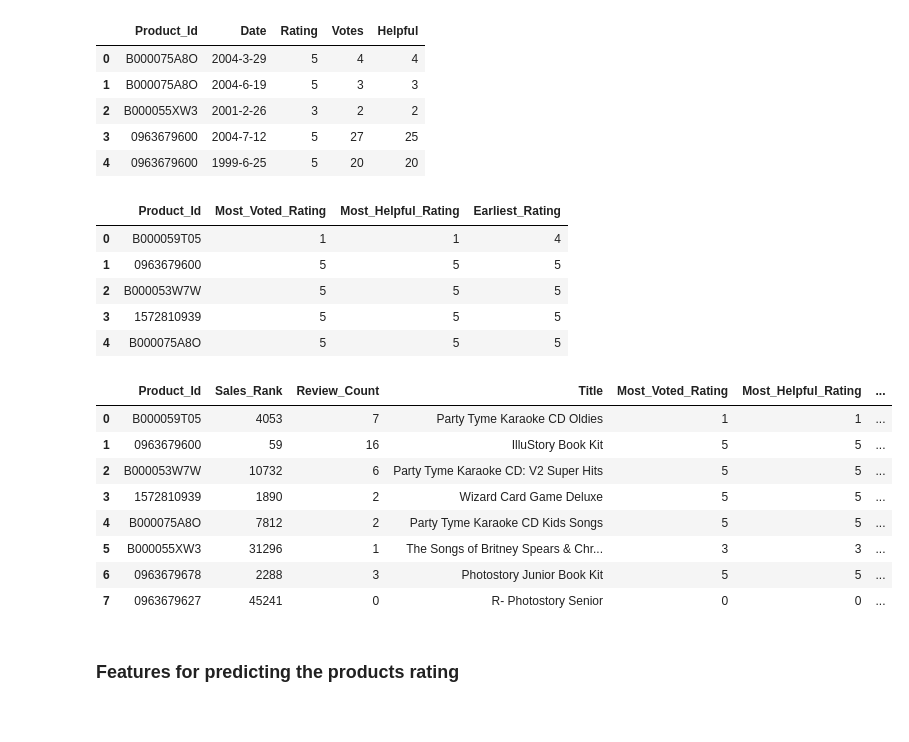
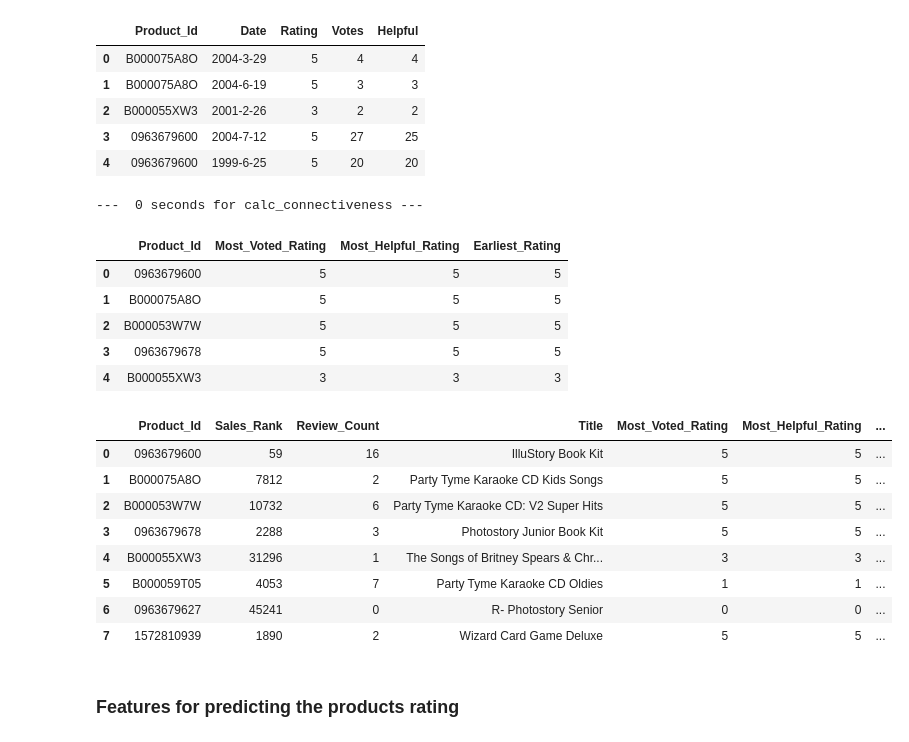
Before and after one commit to Vy4thewin/Data620_TeamVAC, a Jupyter notebook: Data620_FinalProject.ipynb, the cells around one changed output. Saved outputs shown, nothing was run; the diff lists cells and outputs as text; code cells hidden in the pictures.

```diff
--- a/Data620_FinalProject.ipynb
+++ b/Data620_FinalProject.ipynb
@@ -152,6 +152,36 @@ display(edge_stats.head())
 | 2 | B000055XW3 | 2001-2-26 | 3 | 2 | 2 |
 | 3 | 0963679600 | 2004-7-12 | 5 | 27 | 25 |
 | 4 | 0963679600 | 1999-6-25 | 5 | 20 | 20 |
+# %%
+# function to for connectiveness metrics
+def calc_connectiveness(g):
+    start_time = time.time()
+
+    only_products = []
+    for id,values in g.nodes(data=True):
+        if values['type'] == 'product':
+            only_products.append(id)
+
+    product_graph = nx.projected_graph(g, only_products)
+
+    #eigenvector = nx.eigenvector_centrality(product_graph)
+    #eigenvector = nx.eigenvector_centrality_numpy(product_graph)
+    degrees = nx.degree(product_graph)
+    #betweenness = nx.betweenness_centrality(product_graph)
+
+
+    graph_metrics = []
+    for id in only_products:
+        graph_metrics.append( (id, degrees[id]) )
+        dataframe_graph_metrics = pd.DataFrame(graph_metrics, columns = ['Product_Id','Degrees'])
+
+    print("--- %2.f seconds for calc_connectiveness ---" % (time.time() - start_time))
+    return dataframe_graph_metrics
+
+
+connections = calc_connectiveness(toy)
+# %% [output]
+---  0 seconds for calc_connectiveness ---
 # %%
 #function to return top rankings based on
 def find_rates(P_Ids,e):
@@ -193,26 +223,29 @@ def find_rates(P_Ids,e):
 # %%
 top_rates=find_rates(p_Ids,edge_stats)
 display(top_rates.head())
 
 #combine the two tables into one
 master=pd.merge(product_stats, top_rates, on="Product_Id", how="left")
+
+master=pd.merge(master, connections, on="Product_Id", how="left")
+
 display(master)
 # %% [output]
 |  | Product_Id | Most_Voted_Rating | Most_Helpful_Rating | Earliest_Rating |
-| 0 | B000059T05 | 1 | 1 | 4 |
-| 1 | 0963679600 | 5 | 5 | 5 |
+| 0 | 0963679600 | 5 | 5 | 5 |
+| 1 | B000075A8O | 5 | 5 | 5 |
 | 2 | B000053W7W | 5 | 5 | 5 |
-| 3 | 1572810939 | 5 | 5 | 5 |
-| 4 | B000075A8O | 5 | 5 | 5 |
+| 3 | 0963679678 | 5 | 5 | 5 |
+| 4 | B000055XW3 | 3 | 3 | 3 |
 |  | Product_Id | Sales_Rank | Review_Count | Title | Most_Voted_Rating | Most_Helpful_Rating | ... |
-| 0 | B000059T05 | 4053 | 7 | Party Tyme Karaoke CD Oldies | 1 | 1 | ... |
-| 1 | 0963679600 | 59 | 16 | IlluStory Book Kit | 5 | 5 | ... |
+| 0 | 0963679600 | 59 | 16 | IlluStory Book Kit | 5 | 5 | ... |
+| 1 | B000075A8O | 7812 | 2 | Party Tyme Karaoke CD Kids Songs | 5 | 5 | ... |
 | 2 | B000053W7W | 10732 | 6 | Party Tyme Karaoke CD: V2 Super Hits | 5 | 5 | ... |
-| 3 | 1572810939 | 1890 | 2 | Wizard Card Game Deluxe | 5 | 5 | ... |
-| 4 | B000075A8O | 7812 | 2 | Party Tyme Karaoke CD Kids Songs | 5 | 5 | ... |
-| 5 | B000055XW3 | 31296 | 1 | The Songs of Britney Spears & Chr... | 3 | 3 | ... |
-| 6 | 0963679678 | 2288 | 3 | Photostory Junior Book Kit | 5 | 5 | ... |
-| 7 | 0963679627 | 45241 | 0 | R- Photostory Senior | 0 | 0 | ... |
+| 3 | 0963679678 | 2288 | 3 | Photostory Junior Book Kit | 5 | 5 | ... |
+| 4 | B000055XW3 | 31296 | 1 | The Songs of Britney Spears & Chr... | 3 | 3 | ... |
+| 5 | B000059T05 | 4053 | 7 | Party Tyme Karaoke CD Oldies | 1 | 1 | ... |
+| 6 | 0963679627 | 45241 | 0 | R- Photostory Senior | 0 | 0 | ... |
+| 7 | 1572810939 | 1890 | 2 | Wizard Card Game Deluxe | 5 | 5 | ... |
 # %% [markdown]
 ### Features for predicting the products rating
 # %% [markdown]
```
Also changed, not shown: parts of 12 cells of this notebook.
